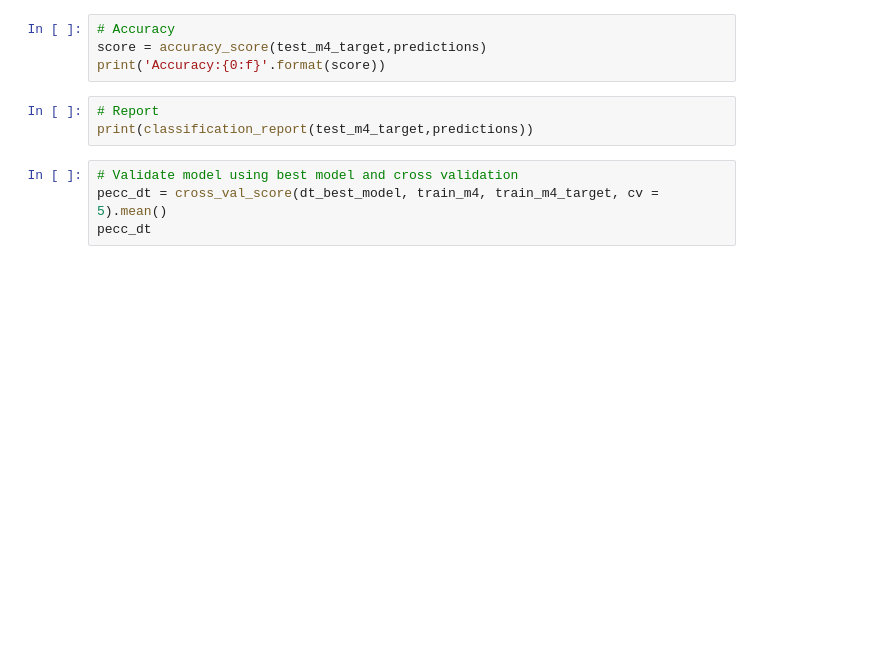
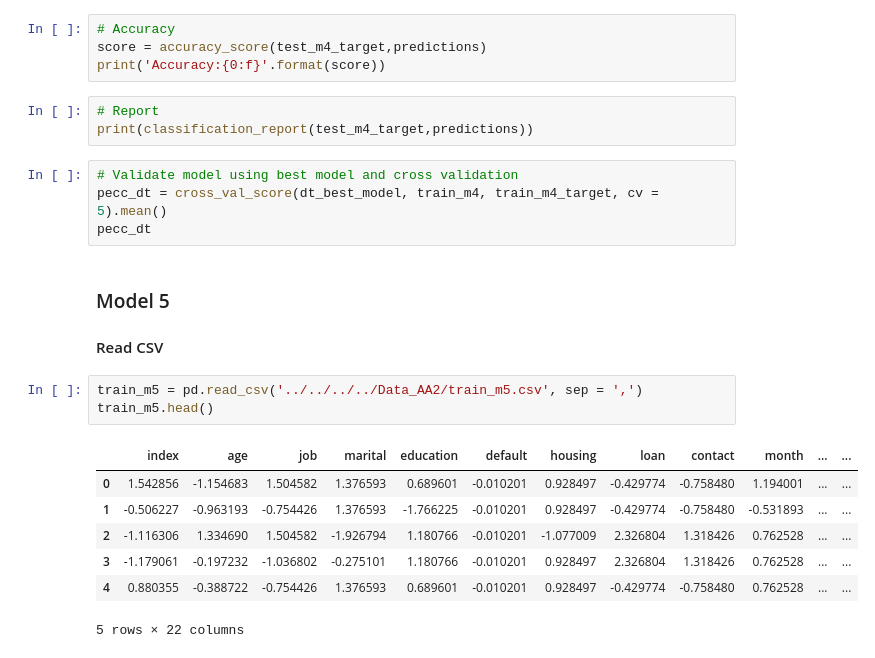
Before and after one commit to 13caroline/term-deposit-subscriptions, a Jupyter notebook: Machine_Learning/Supervised_Learning/Decision_Tree/Decision_Tree.ipynb, the cells around one changed output. Saved outputs shown, nothing was run; the diff lists cells and outputs as text; blank space fills up the shorter version.

Commit message:
modelo 5 knn imputer

```diff
--- a/Machine_Learning/Supervised_Learning/Decision_Tree/Decision_Tree.ipynb
+++ b/Machine_Learning/Supervised_Learning/Decision_Tree/Decision_Tree.ipynb
@@ -480,3 +480,17 @@ print(classification_report(test_m4_target,predictions))
 # Validate model using best model and cross validation
 pecc_dt = cross_val_score(dt_best_model, train_m4, train_m4_target, cv = 5).mean()
 pecc_dt
+# %% [markdown]
+### Model 5
+#### Read CSV
+# %%
+train_m5 = pd.read_csv('../../../../Data_AA2/train_m5.csv', sep = ',')
+train_m5.head()
+# %% [output]
+|  | index | age | job | marital | education | default | housing | loan | contact | month | ... | ... |
+| 0 | 1.542856 | -1.154683 | 1.504582 | 1.376593 | 0.689601 | -0.010201 | 0.928497 | -0.429774 | -0.758480 | 1.194001 | ... | ... |
+| 1 | -0.506227 | -0.963193 | -0.754426 | 1.376593 | -1.766225 | -0.010201 | 0.928497 | -0.429774 | -0.758480 | -0.531893 | ... | ... |
+| 2 | -1.116306 | 1.334690 | 1.504582 | -1.926794 | 1.180766 | -0.010201 | -1.077009 | 2.326804 | 1.318426 | 0.762528 | ... | ... |
+| 3 | -1.179061 | -0.197232 | -1.036802 | -0.275101 | 1.180766 | -0.010201 | 0.928497 | 2.326804 | 1.318426 | 0.762528 | ... | ... |
+| 4 | 0.880355 | -0.388722 | -0.754426 | 1.376593 | 0.689601 | -0.010201 | 0.928497 | -0.429774 | -0.758480 | 0.762528 | ... | ... |
+5 rows × 22 columns
```
Also changed, not shown: parts of 14 cells of this notebook, 1 other file.
